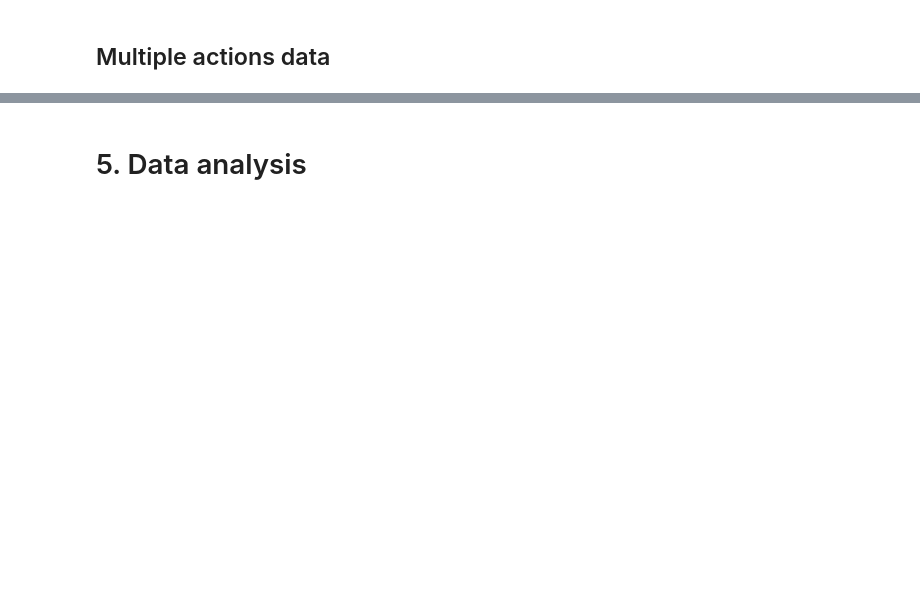
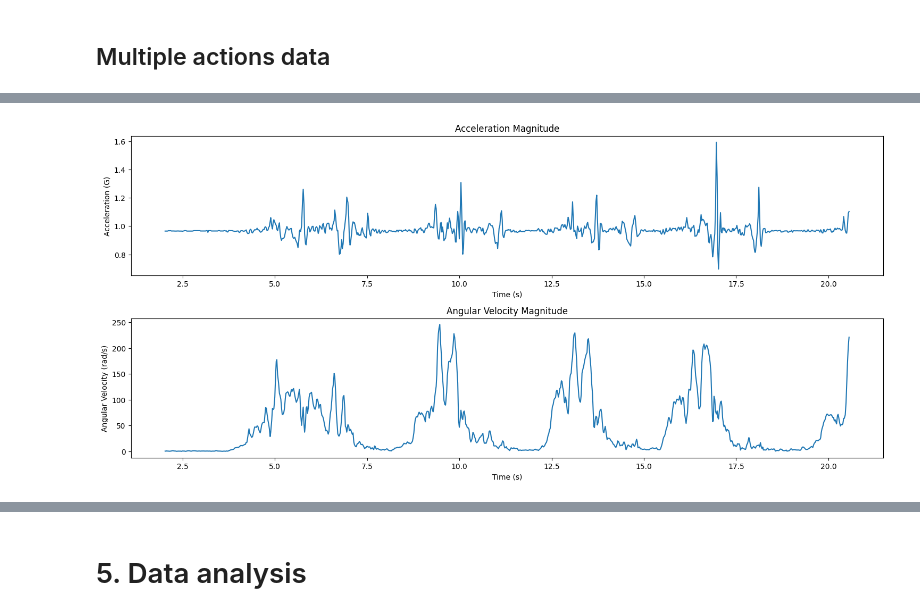
Before and after one commit to duchieuvn/oth-embedded, a Jupyter notebook: source/step_detection.ipynb, the cells around one changed output, grey strips where cells are left out. Saved outputs shown, nothing was run; the diff lists cells and outputs as text; code cells hidden in the pictures; blank space fills up the shorter version.

```diff
--- a/source/step_detection.ipynb
+++ b/source/step_detection.ipynb
@@ -146,0 +168,4 @@ plotData(walking_data)
+# %%
+plotData(walking_data[100:1000])
+# %% [output]
+[figure, added]
```
Also changed, not shown: parts of 19 cells of this notebook, 10 other files.
